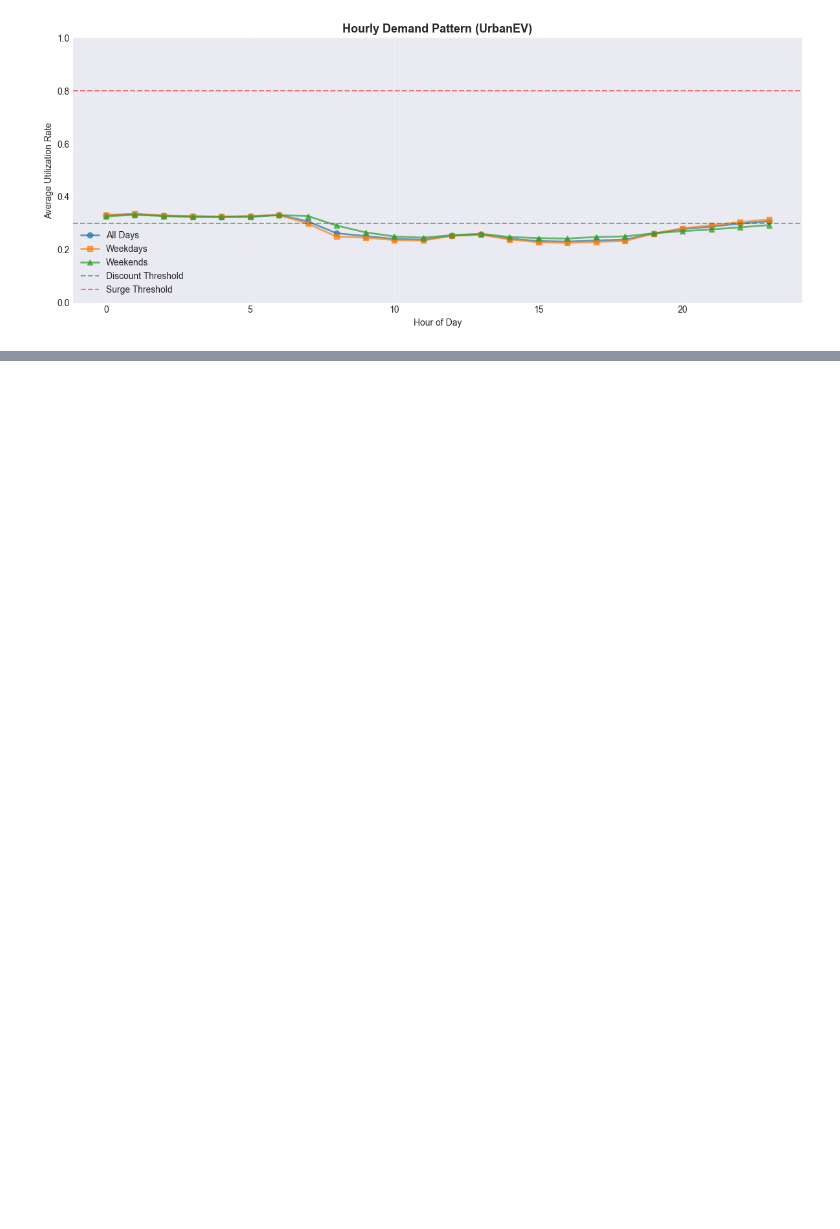
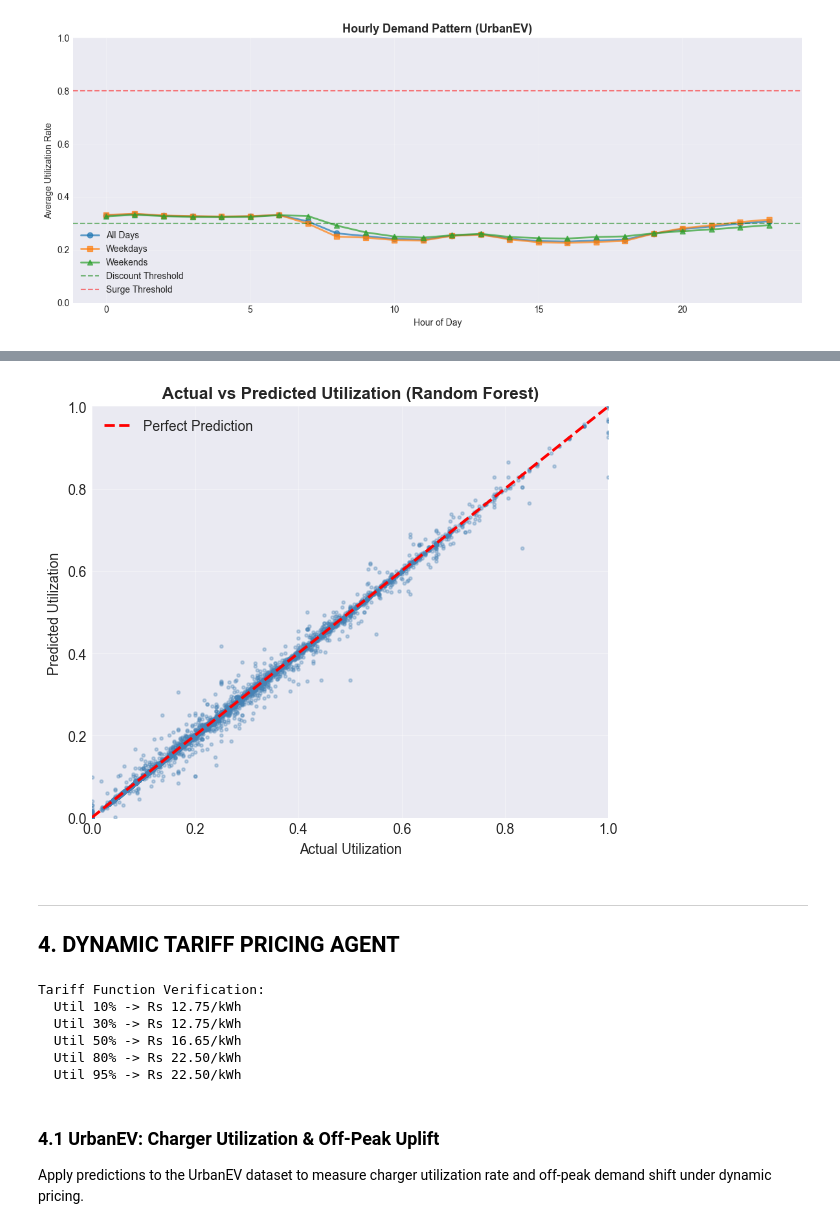
Before and after one commit to QyAkhil/AI-Based-Dynamic-Tariff-Optimization-for-EV-Charging-Networks, a Jupyter notebook: notebooks/AI_Dynamic_Tariff_Workflow.ipynb, the cells around one changed output, grey strips where cells are left out. Drawn from its saved outputs; the diff is of its cells as text; code cells hidden in the pictures; blank space fills up the shorter version.

```diff
--- a/notebooks/AI_Dynamic_Tariff_Workflow.ipynb
+++ b/notebooks/AI_Dynamic_Tariff_Workflow.ipynb
@@ -926,0 +524,55 @@ All outputs saved:
+# %%
+# Actual vs Predicted scatter plot
+fig, ax = plt.subplots(figsize=(6, 5))
+sample_idx = np.random.RandomState(42).choice(len(y_test), size=min(5000, len(y_test)), replace=False)
+ax.scatter(y_test[sample_idx], y_pred[sample_idx], alpha=0.3, s=5, color='steelblue')
+ax.plot([0, 1], [0, 1], 'r--', linewidth=2, label='Perfect Prediction')
+ax.set_title(f'Actual vs Predicted Utilization ({best_model_name})', fontweight='bold')
+ax.set_xlabel('Actual Utilization')
+ax.set_ylabel('Predicted Utilization')
+ax.legend()
+ax.set_xlim(0, 1)
+ax.set_ylim(0, 1)
+ax.grid(True, alpha=0.3)
+plt.tight_layout()
+plt.show()
+# %% [output]
+[figure, added]
+# %% [markdown]
+ ---
+
+
+
+ ## 4. DYNAMIC TARIFF PRICING AGENT
+# %%
+# Dynamic tariff pricing function
+def compute_dynamic_tariff(util):
+    """
+    Compute dynamic tariff based on predicted utilization rate.
+    Returns tariff in Rs/kWh.
+    """
+    if util >= 0.8:
+        return BASE_TARIFF * 1.50   # Surge: Rs 22.50/kWh
+    elif util <= 0.3:
+        return BASE_TARIFF * 0.85   # Discount: Rs 12.75/kWh
+    else:
+        slope = (1.50 - 0.85) / (0.8 - 0.3)
+        multiplier = 0.85 + slope * (util - 0.3)
+        return BASE_TARIFF * multiplier
+
+# Verify tariff function
+test_utils = [0.1, 0.3, 0.5, 0.8, 0.95]
+print('Tariff Function Verification:')
+for u in test_utils:
+    print(f'  Util {u:.0%} -> Rs {compute_dynamic_tariff(u):.2f}/kWh')
+# %% [output]
+Tariff Function Verification:
+  Util 10% -> Rs 12.75/kWh
+  Util 30% -> Rs 12.75/kWh
+  Util 50% -> Rs 16.65/kWh
+  Util 80% -> Rs 22.50/kWh
+  Util 95% -> Rs 22.50/kWh
+# %% [markdown]
+### 4.1 UrbanEV: Charger Utilization & Off-Peak Uplift
+
+Apply predictions to the UrbanEV dataset to measure charger utilization rate and off-peak demand shift under dynamic pricing.
```
Also changed, not shown: parts of 91 cells of this notebook, 3 other files.
